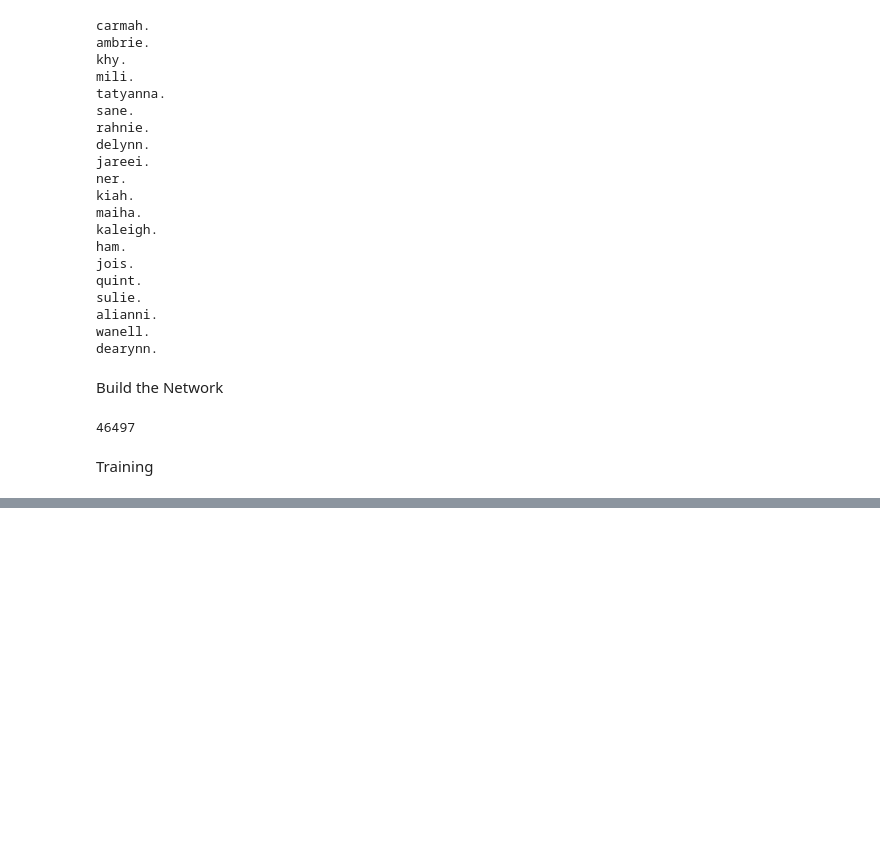
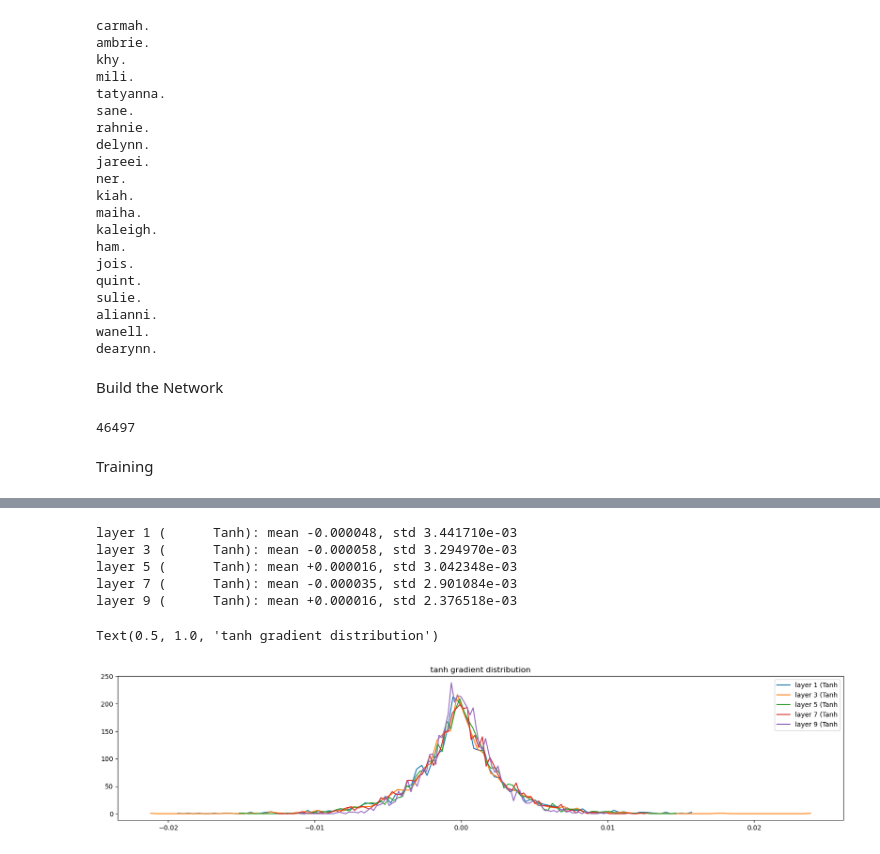
Before and after one commit to priyamore/language-modeling, a Jupyter notebook: mlp_lang_model.ipynb, the cells around one changed output, grey strips where cells are left out. Cells and saved outputs as stored; diff of their text form; code cells hidden in the pictures; blank space fills up the shorter version.

```diff
--- a/mlp_lang_model.ipynb
+++ b/mlp_lang_model.ipynb
@@ -481,0 +506,22 @@ for step in range(max_steps):
+# %%
+plt.figure(figsize=(20, 4))
+legends = []
+for i, layer in enumerate(layers[:-1]): # except output layer
+    if isinstance(layer, Tanh):
+        grad = layer.out.grad
+        # due to the gain the gradients should be stable
+        print('layer %d (%10s): mean %+f, std %e' % (i, layer.__class__.__name__, grad.mean(), grad.std()))
+        h_y, h_x = torch.histogram(grad, density=True)
+        plt.plot(h_x[:-1].detach(), h_y.detach())
+        legends.append(f'layer {i} ({layer.__class__.__name__}')
+
+plt.legend(legends);
+plt.title('tanh gradient distribution')
+# %% [output]
+layer 1 (      Tanh): mean -0.000048, std 3.441710e-03
+layer 3 (      Tanh): mean -0.000058, std 3.294970e-03
+layer 5 (      Tanh): mean +0.000016, std 3.042348e-03
+layer 7 (      Tanh): mean -0.000035, std 2.901084e-03
+layer 9 (      Tanh): mean +0.000016, std 2.376518e-03
+Text(0.5, 1.0, 'tanh gradient distribution')
+[figure, added]
```
Also changed, not shown: parts of 12 cells of this notebook.
